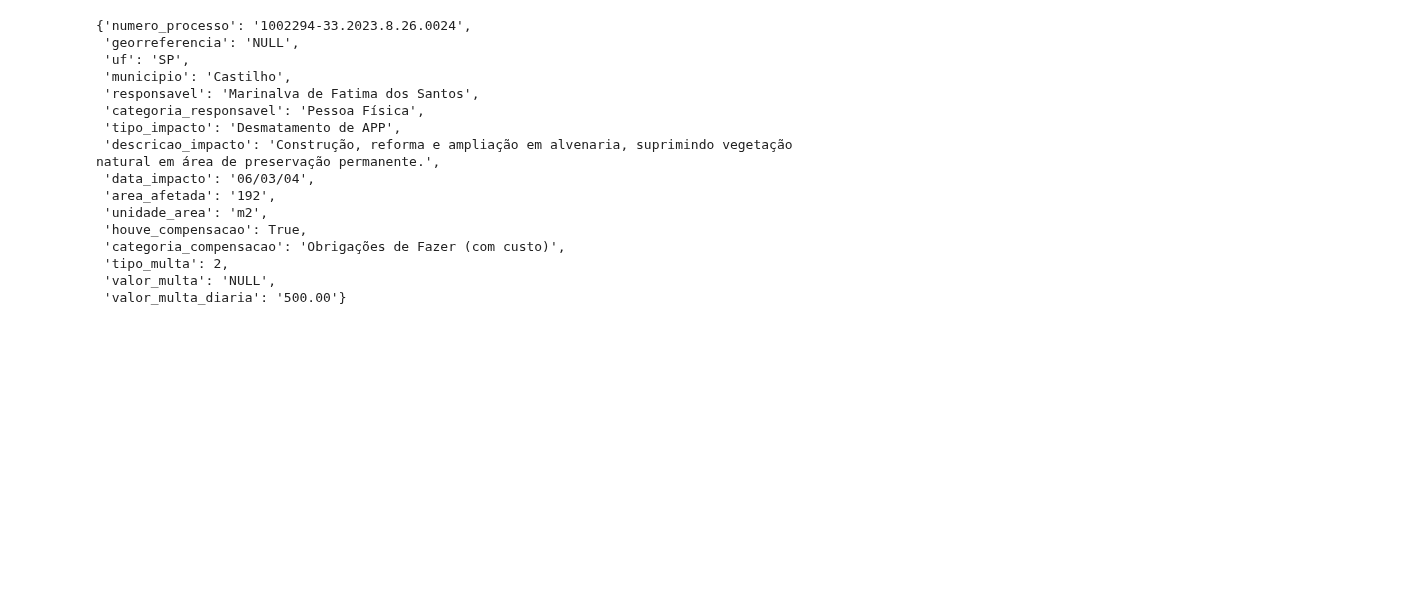
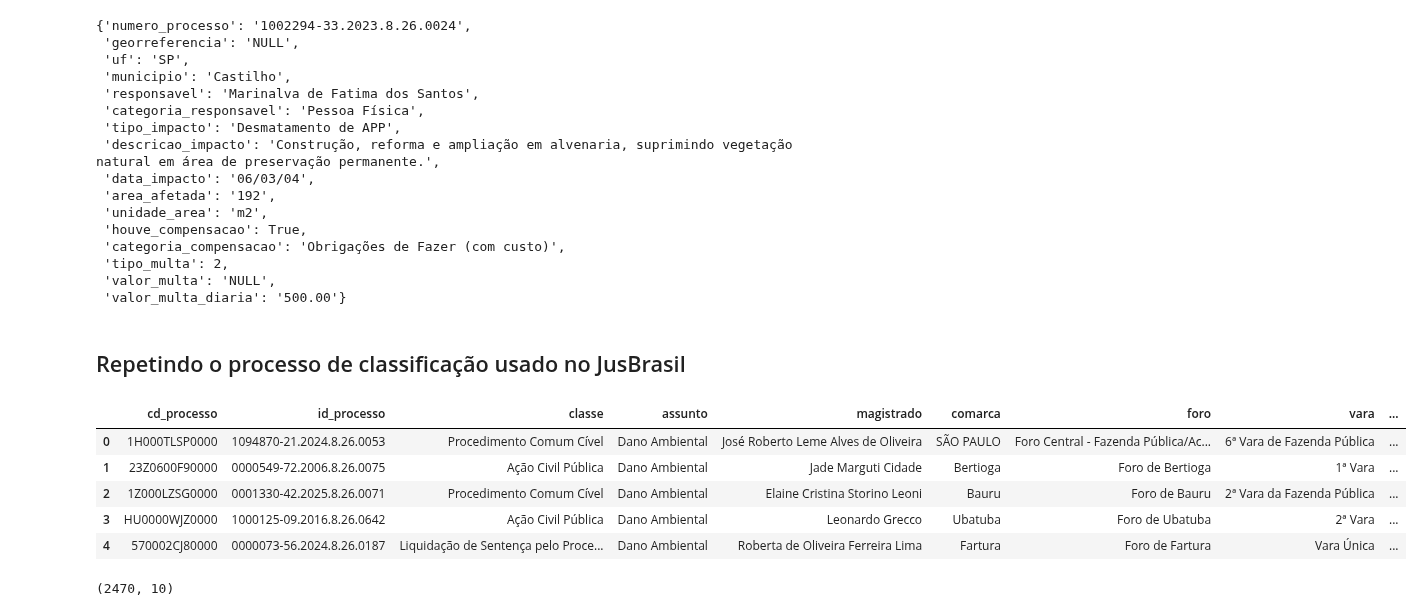
Before and after one commit to pedronery07/Projeto_InsperData_AECOM, a Jupyter notebook: juscraper.ipynb, the cells around one changed output. Saved outputs shown, nothing was run; the diff lists cells and outputs as text; code cells hidden in the pictures; blank space fills up the shorter version.

```diff
--- a/juscraper.ipynb
+++ b/juscraper.ipynb
@@ -184,3 +100,19 @@ json.loads(analise.text)
  'tipo_multa': 2,
  'valor_multa': 'NULL',
  'valor_multa_diaria': '500.00'}
+# %% [markdown]
+## Repetindo o processo de classificação usado no JusBrasil
+# %%
+sentenca_lista = pd.read_excel('docs/juscraper/dados_juscraper.xlsx')
+sentenca_lista.head(5)
+# %% [output]
+|  | cd_processo | id_processo | classe | assunto | magistrado | comarca | foro | vara | ... |
+| 0 | 1H000TLSP0000 | 1094870-21.2024.8.26.0053 | Procedimento Comum Cível | Dano Ambiental | José Roberto Leme Alves de Oliveira | SÃO PAULO | Foro Central - Fazenda Pública/Ac... | 6ª Vara de Fazenda Pública | ... |
+| 1 | 23Z0600F90000 | 0000549-72.2006.8.26.0075 | Ação Civil Pública | Dano Ambiental | Jade Marguti Cidade | Bertioga | Foro de Bertioga | 1ª Vara | ... |
+| 2 | 1Z000LZSG0000 | 0001330-42.2025.8.26.0071 | Procedimento Comum Cível | Dano Ambiental | Elaine Cristina Storino Leoni | Bauru | Foro de Bauru | 2ª Vara da Fazenda Pública | ... |
+| 3 | HU0000WJZ0000 | 1000125-09.2016.8.26.0642 | Ação Civil Pública | Dano Ambiental | Leonardo Grecco | Ubatuba | Foro de Ubatuba | 2ª Vara | ... |
+| 4 | 570002CJ80000 | 0000073-56.2024.8.26.0187 | Liquidação de Sentença pelo Proce... | Dano Ambiental | Roberta de Oliveira Ferreira Lima | Fartura | Foro de Fartura | Vara Única | ... |
+# %%
+sentenca_lista.shape
+# %% [output]
+(2470, 10)
```
Also changed, not shown: parts of 14 cells of this notebook, 2 other files.
